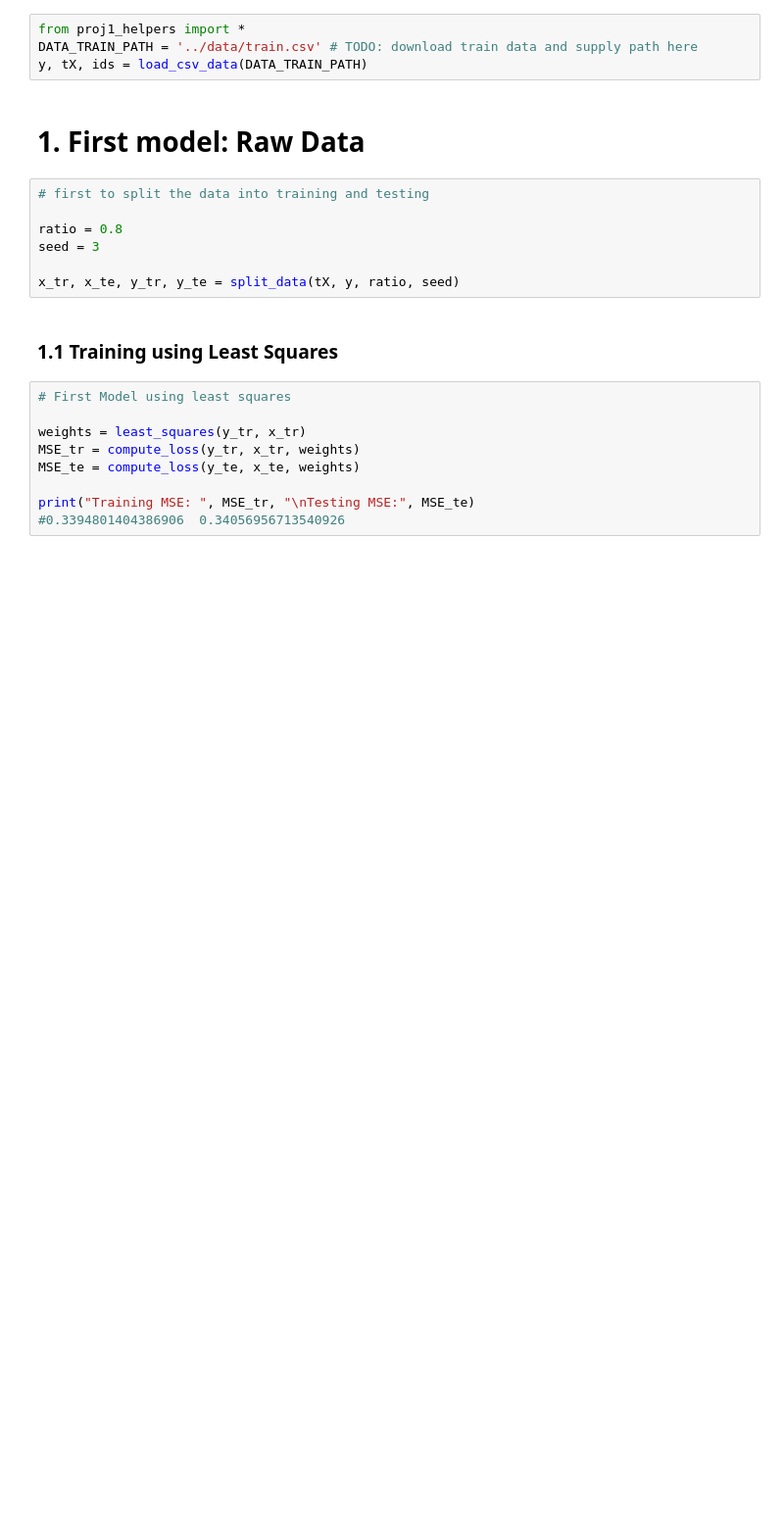
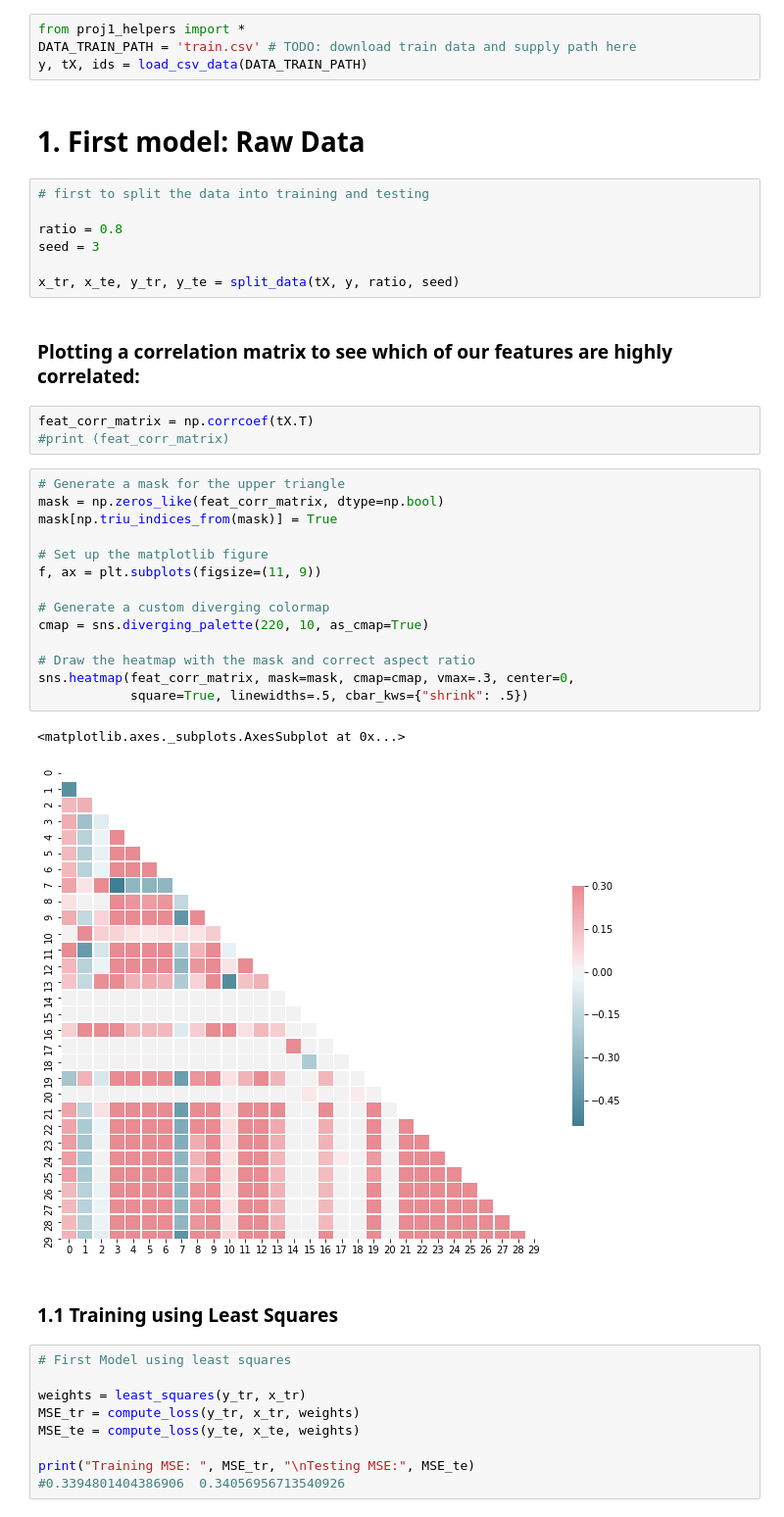
Before and after one commit to nklingen/CS-433-Project-1, a Jupyter notebook: scripts/project1.ipynb, the cells around one changed output. Shown at 98% size. Cells and saved outputs as stored; diff of their text form; blank space fills up the shorter version.

Commit message:
Added correlation matrix and heatmap for features

```diff
--- a/scripts/project1.ipynb
+++ b/scripts/project1.ipynb
@@ -11,7 +14,7 @@ import datetime
 ## Load the training data into feature matrix, class labels, and event ids:
 # %%
 from proj1_helpers import *
-DATA_TRAIN_PATH = '../data/train.csv' # TODO: download train data and supply path here
+DATA_TRAIN_PATH = 'train.csv' # TODO: download train data and supply path here
 y, tX, ids = load_csv_data(DATA_TRAIN_PATH)
 # %% [markdown]
 # 1. First model: Raw Data
@@ -22,6 +25,28 @@ ratio = 0.8
 seed = 3
 
 x_tr, x_te, y_tr, y_te = split_data(tX, y, ratio, seed)
+# %% [markdown]
+### Plotting a correlation matrix to see which of our features are highly correlated:
+# %%
+feat_corr_matrix = np.corrcoef(tX.T)
+#print (feat_corr_matrix)
+# %%
+# Generate a mask for the upper triangle
+mask = np.zeros_like(feat_corr_matrix, dtype=np.bool)
+mask[np.triu_indices_from(mask)] = True
+
+# Set up the matplotlib figure
+f, ax = plt.subplots(figsize=(11, 9))
+
+# Generate a custom diverging colormap
+cmap = sns.diverging_palette(220, 10, as_cmap=True)
+
+# Draw the heatmap with the mask and correct aspect ratio
+sns.heatmap(feat_corr_matrix, mask=mask, cmap=cmap, vmax=.3, center=0,
+            square=True, linewidths=.5, cbar_kws={"shrink": .5})
+# %% [output]
+<matplotlib.axes._subplots.AxesSubplot at 0x...>
+[figure, added]
 # %% [markdown]
 ### 1.1 Training using Least Squares
 # %%
```
Also changed, not shown: parts of 5 cells of this notebook.
